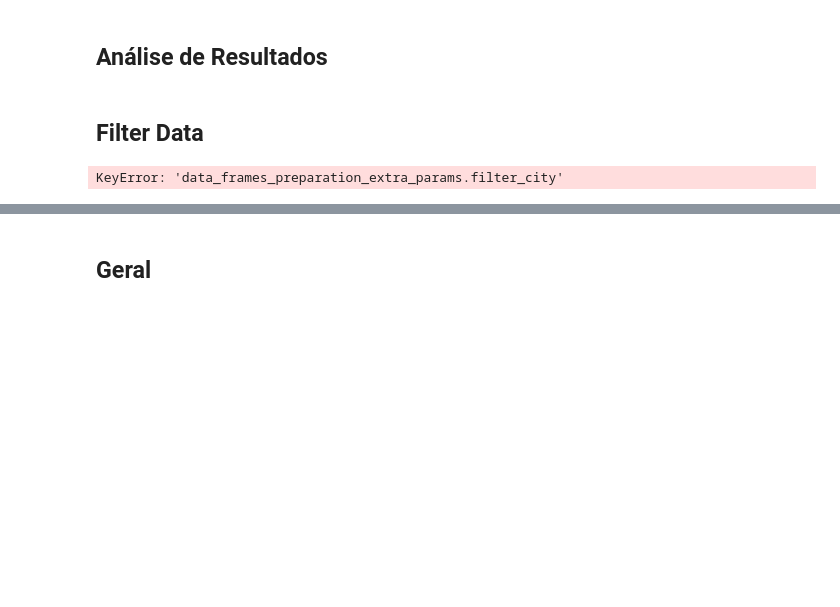
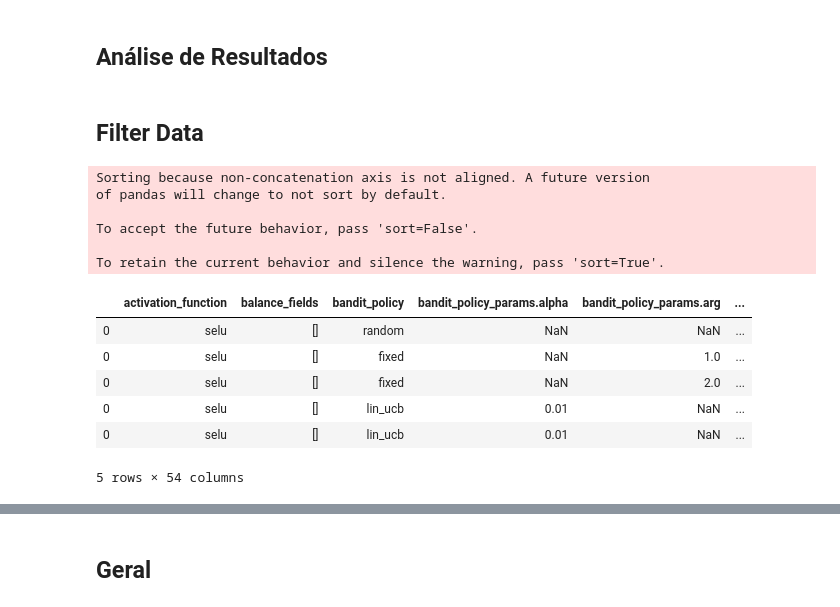
Before and after one commit to deeplearningbrasil/mars-gym, a Jupyter notebook: Resultados.ipynb, the cells around one changed output, grey strips where cells are left out. Drawn from its saved outputs; the diff is of its cells as text; code cells hidden in the pictures; blank space fills up the shorter version.

```diff
--- a/Resultados.ipynb
+++ b/Resultados.ipynb
@@ -125,14 +125,27 @@ result_paths = list_paths_per_model(path)
 # %% [markdown]
 ## Filter Data
 # %%
+city = "Rio de Janeiro, Brazil"
+city = "Como, Italy"
 city = "Chicago, USA"
-#city = "Como, Italy"
 
 df_params = load_iteractions_params(result_paths)
 df_params = df_params[df_params['data_frames_preparation_extra_params.filter_city'] == city]
 df_params.head()
 # %% [output]
-KeyError: 'data_frames_preparation_extra_params.filter_city'
+Sorting because non-concatenation axis is not aligned. A future version
+of pandas will change to not sort by default.
+
+To accept the future behavior, pass 'sort=False'.
+
+To retain the current behavior and silence the warning, pass 'sort=True'.
+|  | activation_function | balance_fields | bandit_policy | bandit_policy_params.alpha | bandit_policy_params.arg | ... |
+| 0 | selu | [] | random | NaN | NaN | ... |
+| 0 | selu | [] | fixed | NaN | 1.0 | ... |
+| 0 | selu | [] | fixed | NaN | 2.0 | ... |
+| 0 | selu | [] | lin_ucb | 0.01 | NaN | ... |
+| 0 | selu | [] | lin_ucb | 0.01 | NaN | ... |
+5 rows × 54 columns
 # %%
 list_bandits          = df_params.groupby(["bandit_policy", "observation"])['iteraction'].apply(list).reset_index()
 list_bandits['name']  = list_bandits.bandit_policy.map(str) + ' ' + list_bandits.observation.map(str)
```
Also changed, not shown: parts of 4 cells of this notebook, 3 other files.
